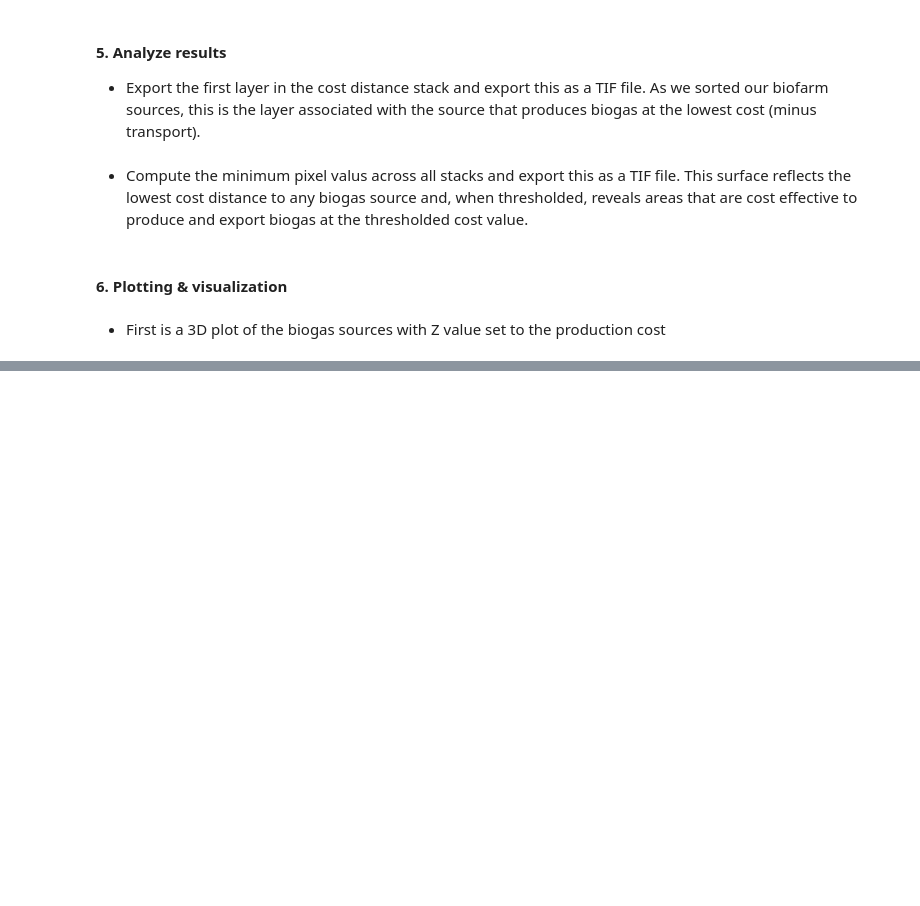
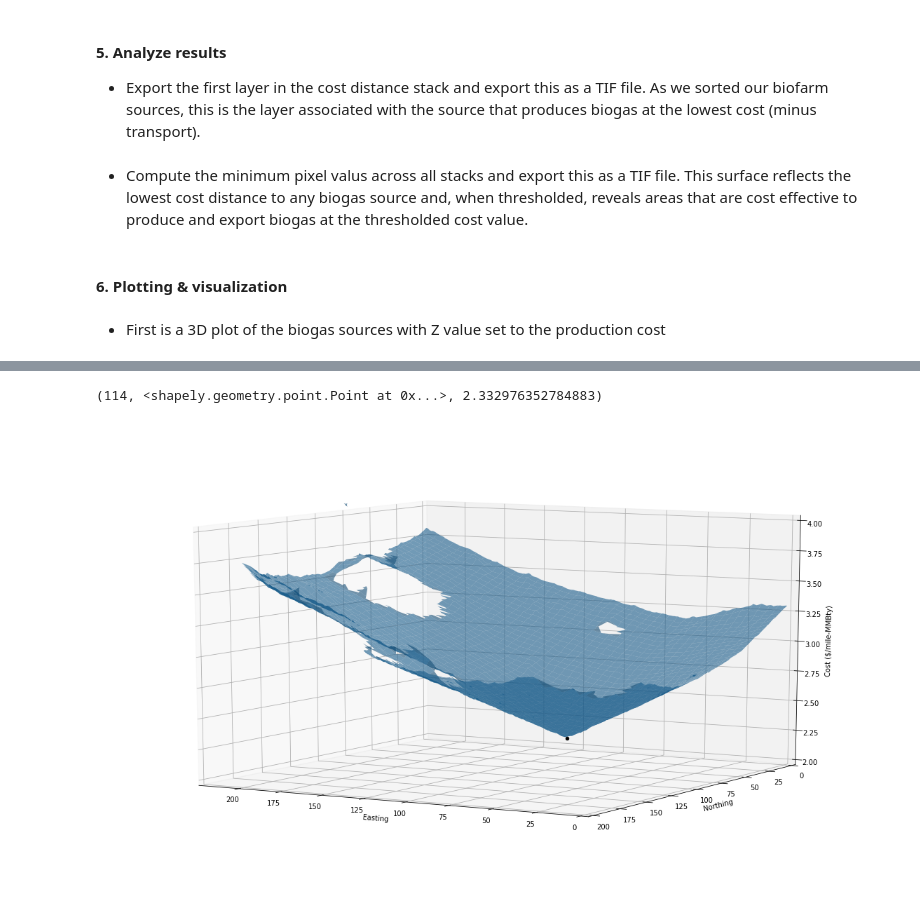
Before and after one commit to ENV859/BioGas_optimization, a Jupyter notebook: scripts/Create-Cost-Stack.ipynb, the cells around one changed output, grey strips where cells are left out. Saved outputs shown, nothing was run; the diff lists cells and outputs as text; code cells hidden in the pictures; blank space fills up the shorter version.

Commit message:
Updated the figure generated

```diff
--- a/scripts/Create-Cost-Stack.ipynb
+++ b/scripts/Create-Cost-Stack.ipynb
@@ -219,18 +255,25 @@ arrMinCopy = arrMin.copy()
 arrMinCopy[arrMin < 0]=np.NaN
 arrMinCopy[arrMin > 5]=np.NaN
 arrThreshold = np.full(arrMinCopy.shape,3)
+# %%
+X1,Y1,Z1
+# %% [output]
+(114, <shapely.geometry.point.Point at 0x...>, 2.332976352784883)
 # %%
 #3D plotting
 fig = plt.figure(figsize=(20,12))            #Create the figure canvas
 ax = fig.add_subplot(111, projection='3d')   #Add 3d plot...
-
 #ax.contour3D(X,Y,arrMinCopy,100,alpha=0.2,cmap='ocean')
 ax.plot_surface(X,Y,arrMinCopy,linewidth=0,alpha=0.6)
 #ax.plot_surface(X,Y,arrThreshold,linewidth=0,alpha=0.3)
 #ax.scatter3D(X1m,Y1m,np.log(Z1),color='r')
-#ax.scatter3D(X1,Y1,Z1,color='y')
+ax.scatter3D(X1,Y1,Z1,color='Black')
 #ax.scatter3D(gdfBG_prj.iloc[:,-2],gdfBG_prj.iloc[:,-1],gdfBG_prj.iloc[:,3], c=gdfBG_prj.iloc[:,3],cmap='Greens');
 #ax.scatter3D(gdf.xOffset,dfBG.yOffset,dfBG['Estimated Methane Production Cost ($/MMBtu)'], cmap='ocean')
 ax.scatter3D(gdfBG_prj.iloc[0,-2],gdfBG_prj.iloc[0,-1],gdfBG_prj.iloc[0,3], color='k')
-
+ax.set_xlabel('Easting');ax.set_xlim(0,220)
+ax.set_ylabel('Northing');ax.set_ylim(0,200)
+ax.set_zlabel('Cost ($/mile-MMBty)',rotation=90);ax.set_zlim(2, 4)
 ax.view_init(10,120);
+# %% [output]
+[figure, added]
```
Also changed, not shown: parts of 8 cells of this notebook.
